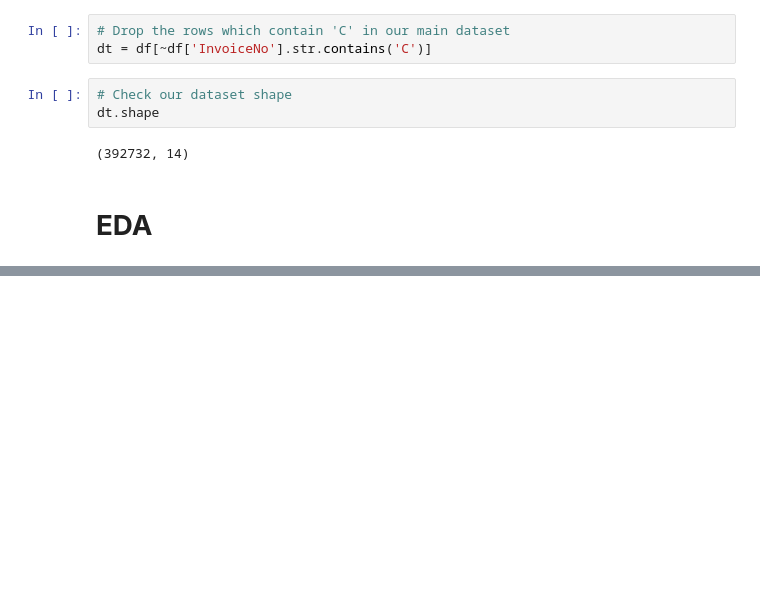
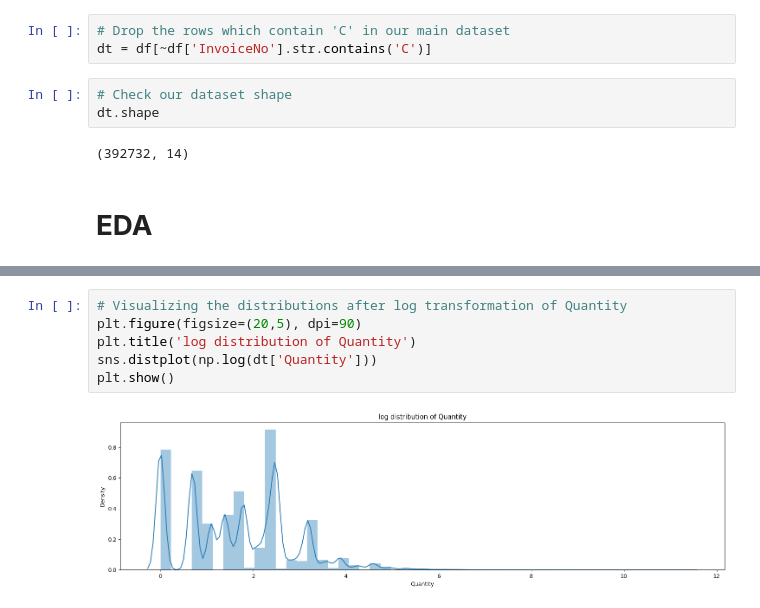
Before and after one commit to prajwalDU/customer-segmentation, a Jupyter notebook: Online_Retail_Customer_Segmentation_Capstone_Project.ipynb, the cells around one changed output, grey strips where cells are left out. Saved outputs shown, nothing was run; the diff lists cells and outputs as text; blank space fills up the shorter version.

```diff
--- a/Online_Retail_Customer_Segmentation_Capstone_Project.ipynb
+++ b/Online_Retail_Customer_Segmentation_Capstone_Project.ipynb
@@ -198,0 +238,8 @@ dt.shape
+# %%
+# Visualizing the distributions after log transformation of Quantity
+plt.figure(figsize=(20,5), dpi=90)
+plt.title('log distribution of Quantity')
+sns.distplot(np.log(dt['Quantity']))
+plt.show()
+# %% [output]
+[figure, added]
```
Also changed, not shown: parts of 29 cells of this notebook.
